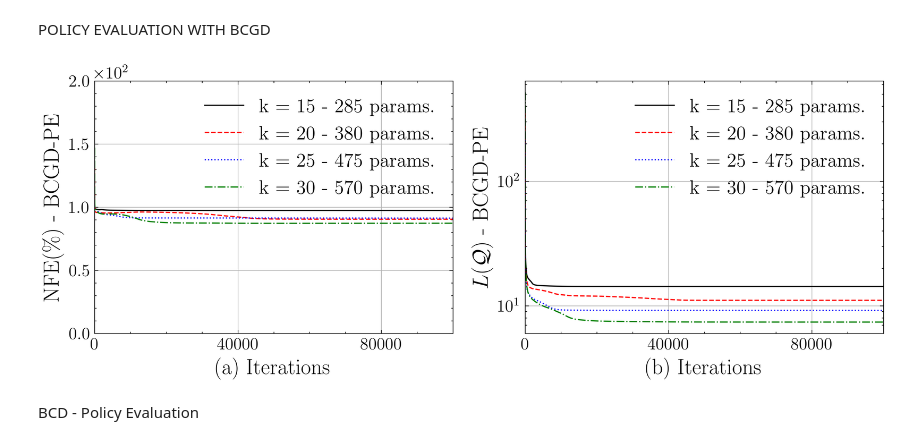
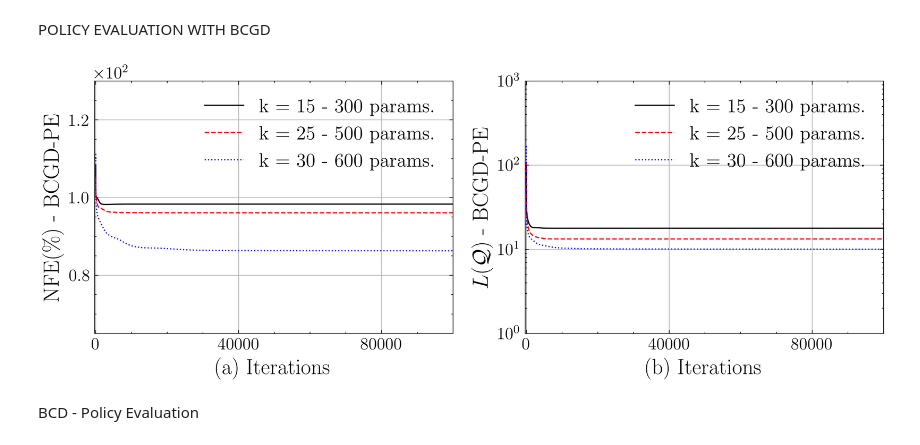
Before and after one commit to sergiorozada12/fhtlr-opt-learning, a Jupyter notebook: experiments.ipynb, the cells around one changed output. Saved outputs shown, nothing was run; the diff lists cells and outputs as text; code cells hidden in the pictures.

```diff
--- a/experiments.ipynb
+++ b/experiments.ipynb
@@ -59,7 +59,7 @@ plot_tensor_rank(Q_opt, None, 40)
 # %% [markdown]
 POLICY EVALUATION WITH BCD
 # %%
-k_list = [15,20,25,30]
+k_list = [15,25,30]
 scale = 1
 num_iter = 500
 
@@ -102,7 +102,7 @@ with plt.style.context(['science', 'ieee']):
         axes[0].ticklabel_format(style='scientific', axis='y', scilimits=(0, 0))
         axes[0].yaxis.set_major_locator(MaxNLocator(nbins=4))
         axes[0].xaxis.set_major_locator(MaxNLocator(nbins=3))
-        axes[0].set_xlim(0, num_iter-1)
+        axes[0].set_xlim(-1, num_iter-1)
         axes[0].set_ylim(0, 200)
         #axes[0].set_xlabel("(a) Iterations",fontsize=18)
         axes[0].set_ylabel("NFE(\%) - BCD-PE",fontsize=18)
@@ -115,8 +115,8 @@ with plt.style.context(['science', 'ieee']):
         axes[1].ticklabel_format(style='scientific', axis='y', scilimits=(0, 0))
         axes[1].yaxis.set_major_locator(MaxNLocator(nbins=4))
         axes[1].xaxis.set_major_locator(MaxNLocator(nbins=3))
-        axes[1].set_xlim(0, num_iter-1)
-        #axes[1].set_ylim(0.1, 100)
+        axes[1].set_xlim(-1, num_iter-1)
+        axes[1].set_ylim(0.1, 100)
         #axes[1].set_xlabel("(b) Iterations",fontsize=18)
         axes[1].set_ylabel(r"$ L (\mathcal{Q})$ - BCD-PE ",fontsize=18)
         axes[1].set_yscale('log')
@@ -132,9 +134,9 @@ with plt.style.context(['science', 'ieee']):
 POLICY EVALUATION WITH BCGD
 # %%
 # GridWorld
-k_list = [15, 20, 25, 30]
-scale = 0.6
-num_iter = 100000
+k_list = [30]
+scale = 0.5
+num_iter = 2000
 alpha = 10e-3
 
 fo_list = []
@@ -158,7 +160,7 @@ for k in k_list:
     errors_list.append(errors)
     conv_list.append(convs)
 # %%
-with open('results/exp_0000.pkl', 'rb') as f:
+with open('exp_000.pkl', 'rb') as f:
 
     data = pickle.load(f) # deserialize using load()
 
@@ -166,7 +168,11 @@ fo_list = data[0]
 errors_list = data[1]
 conv_list = data[2]
 
-k_list = [15, 20, 25, 30]
+fo_list.pop(1)
+errors_list.pop(1)
+conv_list.pop(1)
+
+k_list = [15, 25, 30]
 num_iter = 100000
 # %%
 
@@ -183,38 +189,38 @@ with plt.style.context(['science', 'ieee']):
 
         # Segundo subplot: Coseno
         axes[0].plot(errors/(np.linalg.norm(Q_opt)/100),label = f"k = {k_list[k]} - {(ENV.W*2  + ENV.nA + ENV.H)*k_list[k] } params.")
         axes[0].yaxis.set_major_formatter(ScalarFormatter(useMathText=True))
         axes[0].ticklabel_format(style='scientific', axis='y', scilimits=(0, 0))
         axes[0].yaxis.set_major_locator(MaxNLocator(nbins=4))
         axes[0].xaxis.set_major_locator(MaxNLocator(nbins=3))
-        axes[0].set_xlim(0, num_iter -1)
-        axes[0].set_ylim(0, 200)
+        axes[0].set_xlim(-300, num_iter -1)
+        axes[0].set_ylim(65, 130)
         axes[0].set_xlabel("(a) Iterations",fontsize=18)
         axes[0].set_ylabel("NFE(\%) - BCGD-PE",fontsize=18)
         axes[0].legend(loc='upper right')
         axes[0].grid(True)
 
         # Tercer subplot: Tangente
         axes[1].plot(fo_values ,label = f"k = {k_list[k]} - {(ENV.W*2 + ENV.nA + ENV.H)*k_list[k] } params.")
         axes[1].yaxis.set_major_formatter(ScalarFormatter(useMathText=True))
         axes[1].ticklabel_format(style='scientific', axis='y', scilimits=(0, 0))
         axes[1].yaxis.set_major_locator(MaxNLocator(nbins=4))
         axes[1].xaxis.set_major_locator(MaxNLocator(nbins=3))
-        axes[1].set_xlim(0, num_iter-1)
-        #axes[1].set_ylim(0.1, 100)
+        axes[1].set_xlim(-300, num_iter-1)
+        axes[1].set_ylim(1, 1000)
         axes[1].set_xlabel("(b) Iterations",fontsize=18)
         axes[1].set_ylabel(r"$ L (\mathcal{Q})$ - BCGD-PE",fontsize=18)
         axes[1].set_yscale('log')
         axes[1].legend(loc='upper right')
         axes[1].grid(True)
 
     # Ajustar el espacio entre subplots
     plt.tight_layout()
     plt.savefig("figures/BCGD-PE")
     # Mostrar la figura
     plt.show()
 # %% [output]
-[figure, old version]
+[figure, new version]
 # %% [markdown]
 BCD - Policy Evaluation
 # %%
```
Also changed, not shown: parts of 13 cells of this notebook, 25 other files.
